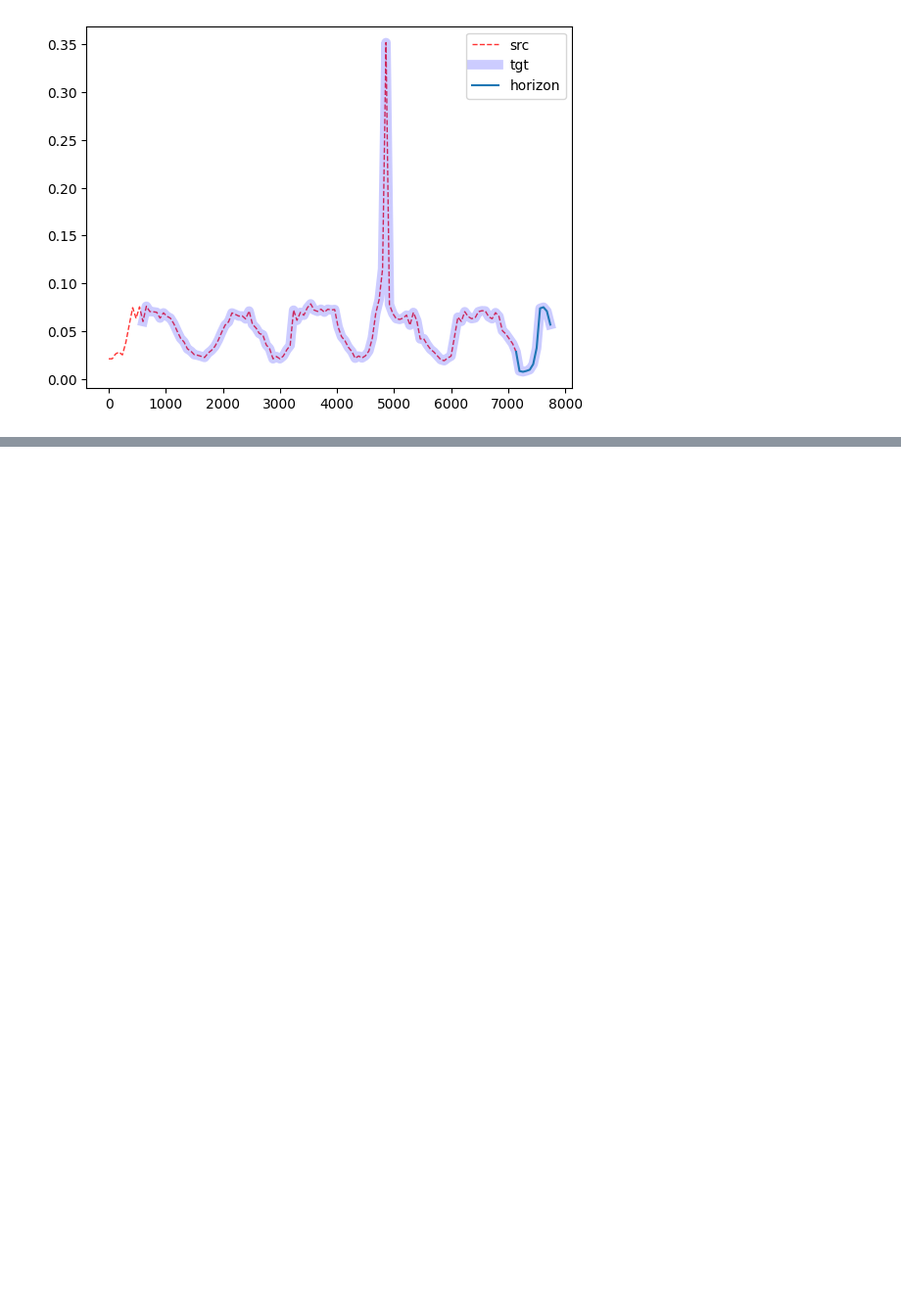
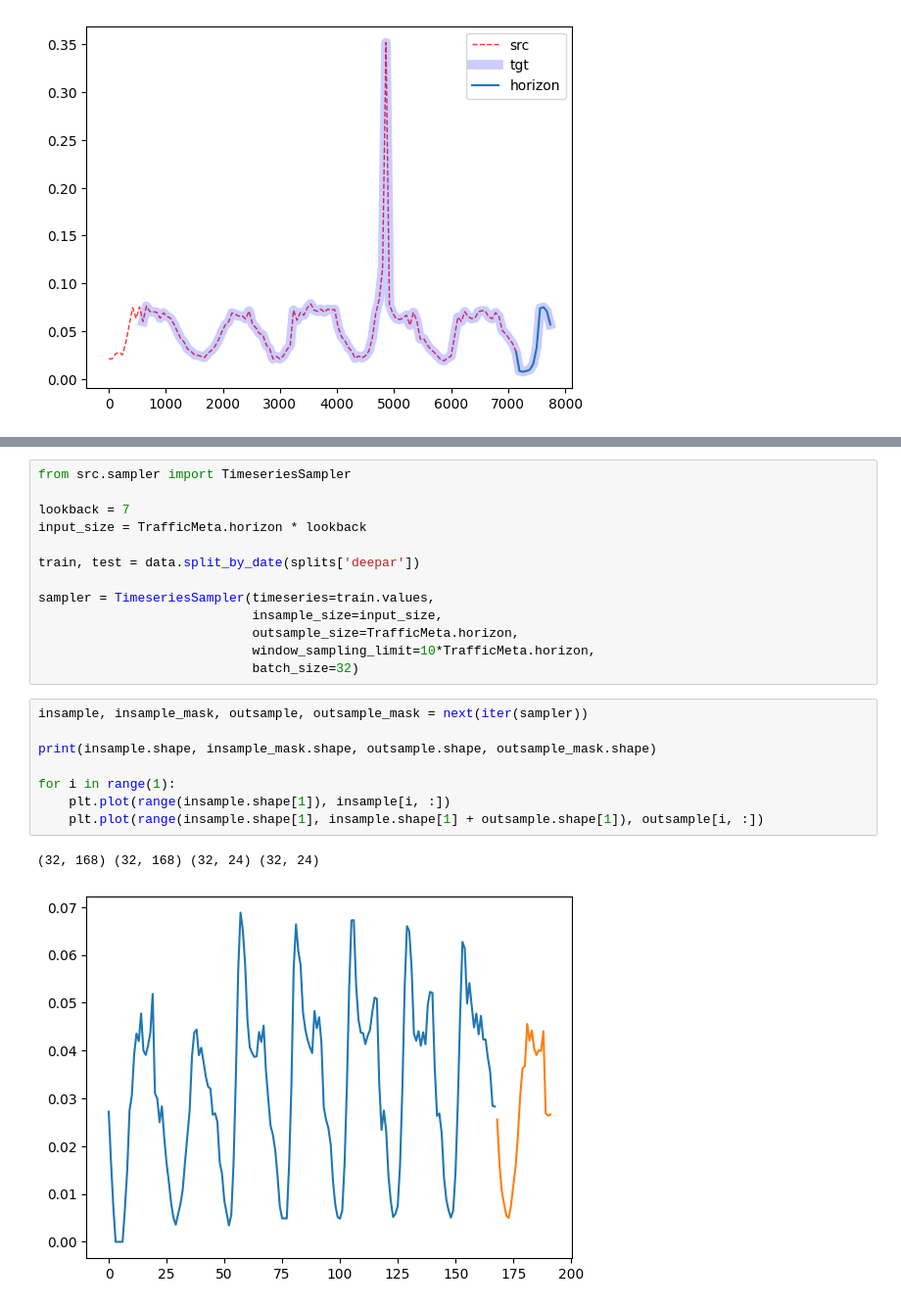
Before and after one commit to FinnAlberts/attention_analysis, a Jupyter notebook: notebooks/visualize_datasets.ipynb, the cells around one changed output, grey strips where cells are left out. Shown at 98% size. Saved outputs shown, nothing was run; the diff lists cells and outputs as text; blank space fills up the shorter version.

Commit message:
added sampler

```diff
--- a/notebooks/visualize_datasets.ipynb
+++ b/notebooks/visualize_datasets.ipynb
@@ -376,0 +424,24 @@ src_X.shape, src_fX.shape, tgt_X.shape, tgt_fX.shape
+# %%
+from src.sampler import TimeseriesSampler
+
+lookback = 7
+input_size = TrafficMeta.horizon * lookback
+
+train, test = data.split_by_date(splits['deepar'])
+
+sampler = TimeseriesSampler(timeseries=train.values,
+                            insample_size=input_size,
+                            outsample_size=TrafficMeta.horizon,
+                            window_sampling_limit=10*TrafficMeta.horizon,
+                            batch_size=32)
+# %%
+insample, insample_mask, outsample, outsample_mask = next(iter(sampler))
+
+print(insample.shape, insample_mask.shape, outsample.shape, outsample_mask.shape)
+
+for i in range(1):
+    plt.plot(range(insample.shape[1]), insample[i, :])
+    plt.plot(range(insample.shape[1], insample.shape[1] + outsample.shape[1]), outsample[i, :])
+# %% [output]
+(32, 168) (32, 168) (32, 24) (32, 24)
+[figure, added]
```
Also changed, not shown: parts of 9 cells of this notebook, 3 other files.
